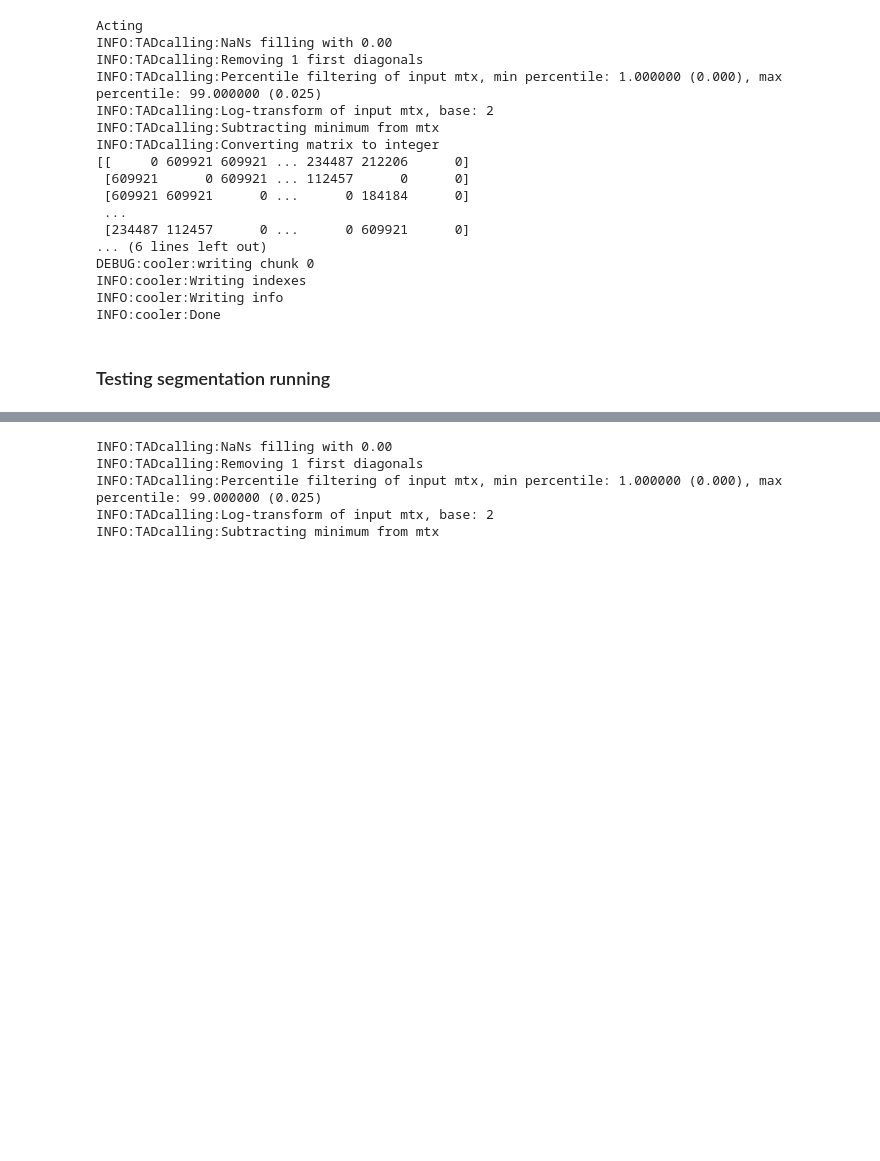
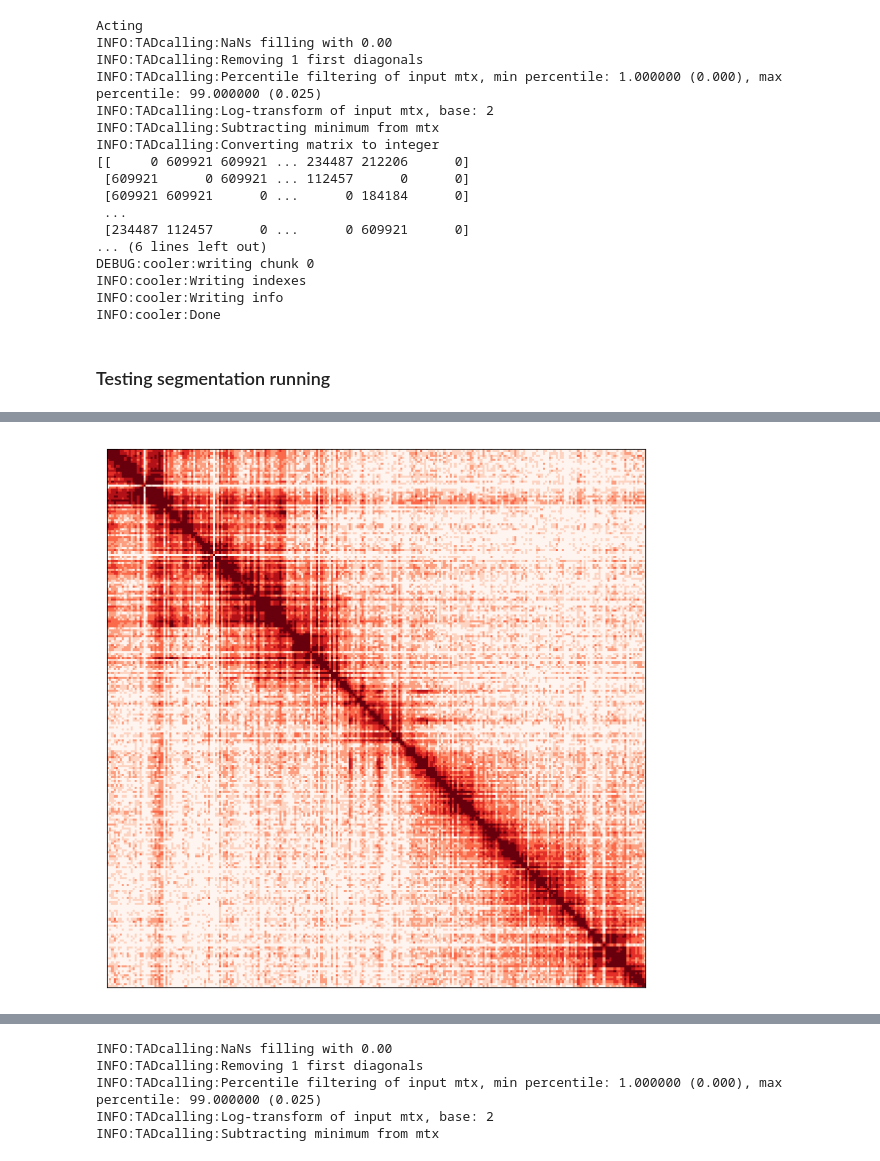
Before and after one commit to dmitrymyl/TADselect, a Jupyter notebook: examples/example_InteractionMatrix.ipynb, the cells around one changed output, grey strips where cells are left out. Cells and saved outputs as stored; diff of their text form; code cells hidden in the pictures; blank space fills up the shorter version.

```diff
--- a/examples/example_InteractionMatrix.ipynb
+++ b/examples/example_InteractionMatrix.ipynb
@@ -15,7 +15,7 @@ DEBUG:matplotlib.backends:backend module://ipykernel.pylab.backend_inline versio
 DEBUG:matplotlib.backends:backend module://ipykernel.pylab.backend_inline version unknown
 DEBUG:matplotlib.backends:backend module://ipykernel.pylab.backend_inline version unknown
 # %%
-TADcalling.set_verbosity('INFO')
+TADselect.set_verbosity('INFO')
 # %% [markdown]
 # recipe "Matrix simulation"
 # %%
@@ -196,0 +219,4 @@ INFO:cooler:Done
+# %%
+mtx = TADselect.InteractionMatrix(input_mtx='../data/S2.20000.cool', balance=False, ch='chr2L',input_type='cool')
+# %%
+logged = mtx.fill_nans(0).filter_extreme().log_transform(2).subtract_min().convert_to_int()
@@ -196,0 +245,8 @@ INFO:cooler:Done
+# %%
+plt.rcParams['figure.figsize'] = 10, 10
+plt.imshow(logged._mtx[0:250, 0:250], cmap='Reds')
+plt.xticks([])
+plt.yticks([])
+plt.savefig('example_mtx.png', dpi=300)
+# %% [output]
+[figure, added]
```
Also changed, not shown: parts of 7 cells of this notebook, 4 other files.
